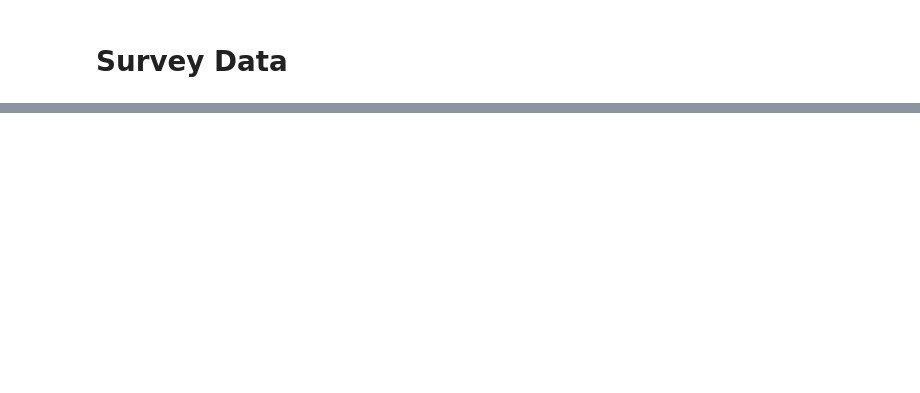
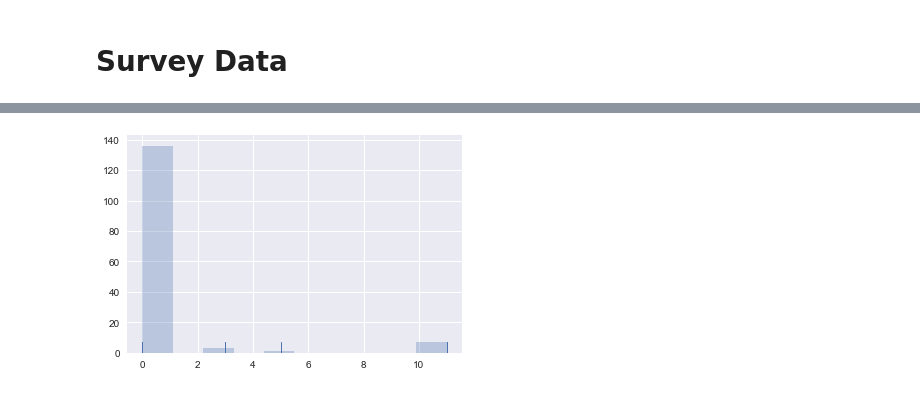
Before and after one commit to jcastill0/notebooks, a Jupyter notebook: survey/SurveyTextAnalysis.ipynb, the cells around one changed output, grey strips where cells are left out. Cells and saved outputs as stored; diff of their text form; code cells hidden in the pictures; blank space fills up the shorter version.

```diff
--- a/survey/SurveyTextAnalysis.ipynb
+++ b/survey/SurveyTextAnalysis.ipynb
@@ -171,0 +121,5 @@ surveyDF = pd.concat(sData, df)
+# %%
+plt.hist(sData.survey_Num, alpha=.3)
+sns.rugplot(sData.survey_Num);
+# %% [output]
+[figure, added]
```
Also changed, not shown: parts of 41 cells of this notebook, 2 other files.
